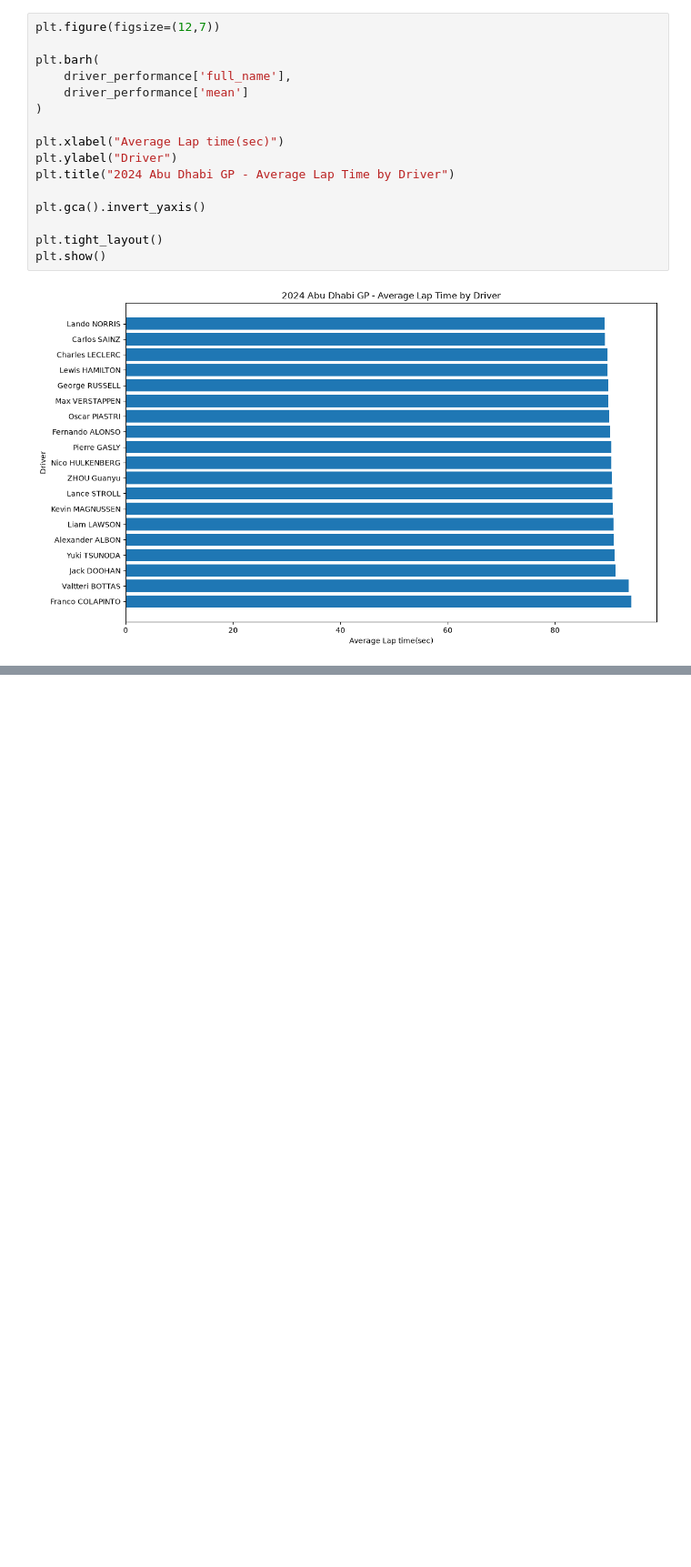
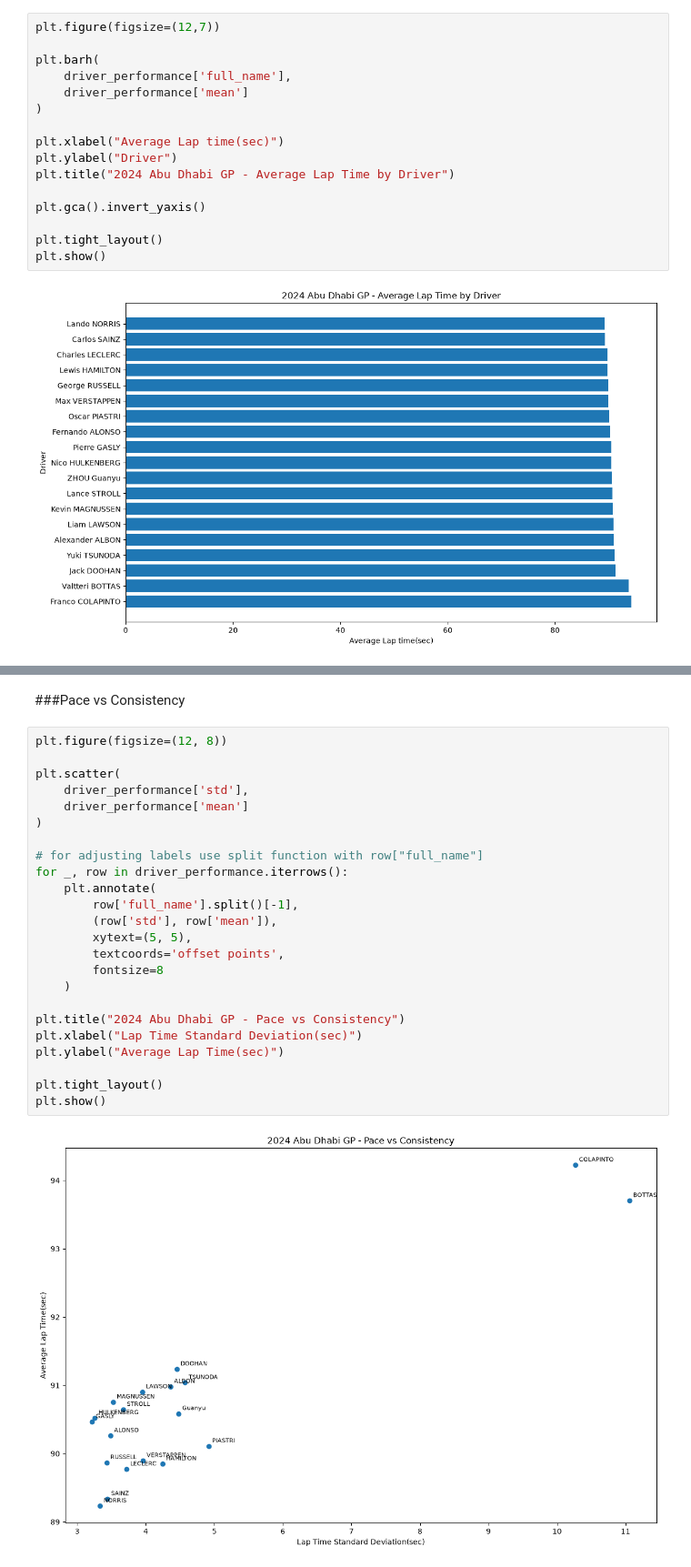
Before and after one commit to usma414/F1-Race-Intelligence-System, a Jupyter notebook: notebooks/01_initial_data_exploration.ipynb, the cells around one changed output, grey strips where cells are left out. Shown at 91% size. Saved outputs shown, nothing was run; the diff lists cells and outputs as text; blank space fills up the shorter version.

```diff
--- a/notebooks/01_initial_data_exploration.ipynb
+++ b/notebooks/01_initial_data_exploration.ipynb
@@ -364,0 +443,28 @@ plt.show()
+# %% [markdown]
+###Pace vs Consistency
+# %%
+plt.figure(figsize=(12, 8))
+
+plt.scatter(
+    driver_performance['std'],
+    driver_performance['mean']
+)
+
+# for adjusting labels use split function with row["full_name"]
+for _, row in driver_performance.iterrows():
+    plt.annotate(
+        row['full_name'].split()[-1],
+        (row['std'], row['mean']),
+        xytext=(5, 5),
+        textcoords='offset points',
+        fontsize=8
+    )
+
+plt.title("2024 Abu Dhabi GP - Pace vs Consistency")
+plt.xlabel("Lap Time Standard Deviation(sec)")
+plt.ylabel("Average Lap Time(sec)")
+
+plt.tight_layout()
+plt.show()
+# %% [output]
+[figure, added]
```
Also changed, not shown: parts of 12 cells of this notebook.
